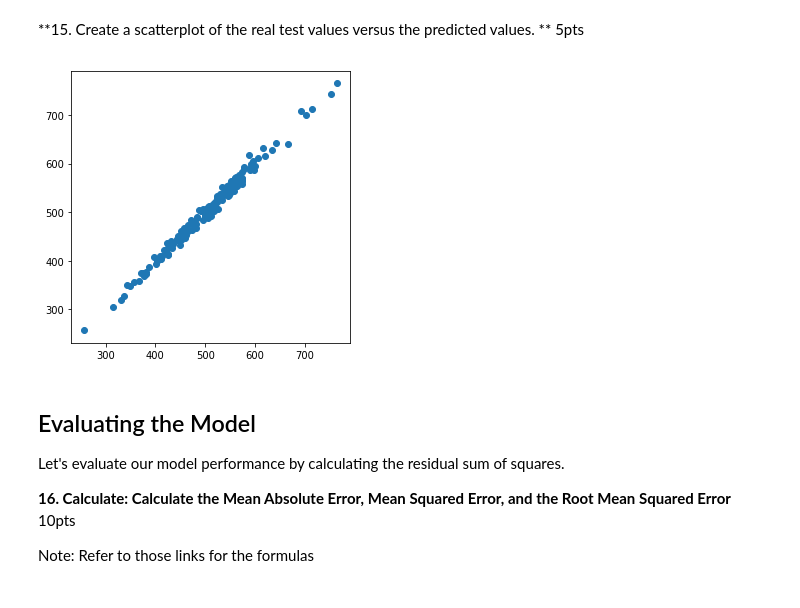
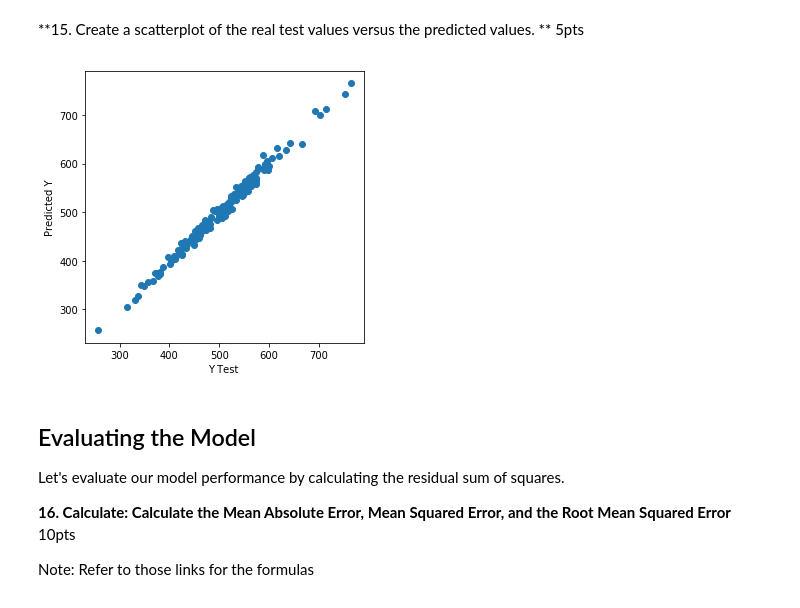
Before and after one commit to tqd0109/MachineLearningBeginner, a Jupyter notebook: Week 2/Homework/Linear_Regression_Assignment.ipynb, the cells around one changed output. Saved outputs shown, nothing was run; the diff lists cells and outputs as text; code cells hidden in the pictures.

```diff
--- a/Week 2/Homework/Linear_Regression_Assignment.ipynb
+++ b/Week 2/Homework/Linear_Regression_Assignment.ipynb
@@ -178,9 +178,11 @@ predictions_test = lm.predict(X_test)
 # %%
 plt.figure(figsize=(5, 5))
 plt.scatter(predictions_test, y_test)
+plt.xlabel('Y Test ')
+plt.ylabel('Predicted Y')
 plt.show()
 # %% [output]
-[figure, old version]
+[figure, new version]
 # %% [markdown]
 ## Evaluating the Model
 
```
Also changed, not shown: parts of 5 cells of this notebook.
